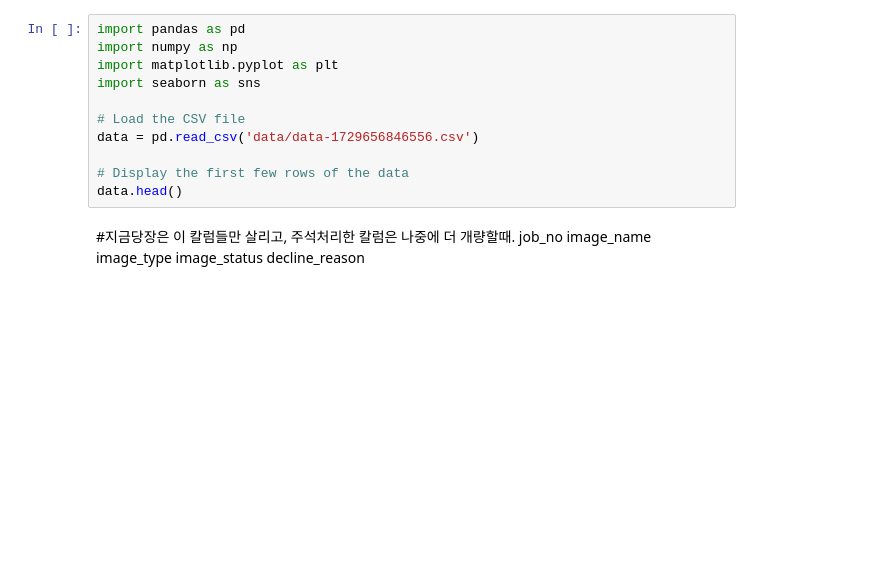
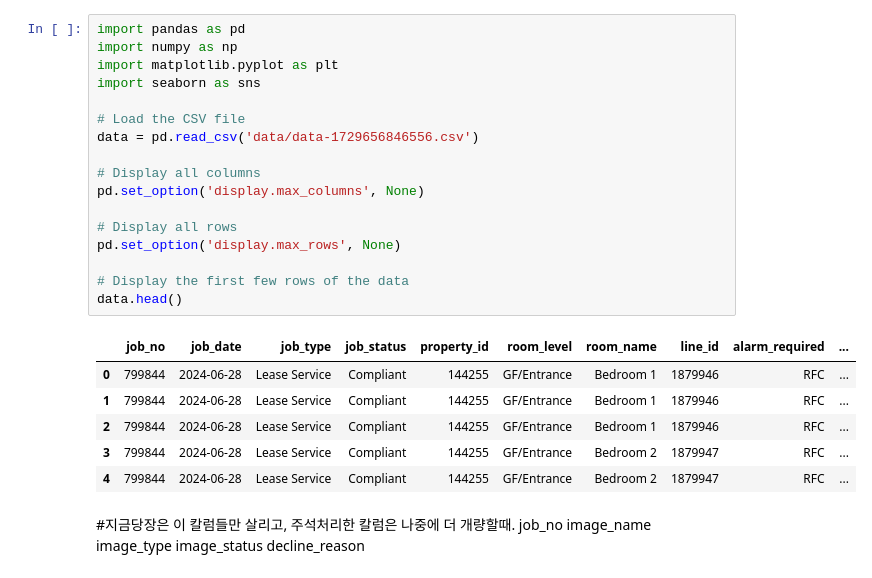
Before and after one commit to signife/PhotoQA, a Jupyter notebook: EDA.ipynb, the cells around one changed output. Saved outputs shown, nothing was run; the diff lists cells and outputs as text; blank space fills up the shorter version.

```diff
--- a/EDA.ipynb
+++ b/EDA.ipynb
@@ -1,14 +1,27 @@
 # %%
 import pandas as pd
 import numpy as np
 import matplotlib.pyplot as plt
 import seaborn as sns
 
 # Load the CSV file
 data = pd.read_csv('data/data-1729656846556.csv')
 
+# Display all columns
+pd.set_option('display.max_columns', None)
+
+# Display all rows
+pd.set_option('display.max_rows', None)
+
 # Display the first few rows of the data
 data.head()
+# %% [output]
+|  | job_no | job_date | job_type | job_status | property_id | room_level | room_name | line_id | alarm_required | ... |
+| 0 | 799844 | 2024-06-28 | Lease Service | Compliant | 144255 | GF/Entrance | Bedroom 1 | 1879946 | RFC | ... |
+| 1 | 799844 | 2024-06-28 | Lease Service | Compliant | 144255 | GF/Entrance | Bedroom 1 | 1879946 | RFC | ... |
+| 2 | 799844 | 2024-06-28 | Lease Service | Compliant | 144255 | GF/Entrance | Bedroom 1 | 1879946 | RFC | ... |
+| 3 | 799844 | 2024-06-28 | Lease Service | Compliant | 144255 | GF/Entrance | Bedroom 2 | 1879947 | RFC | ... |
+| 4 | 799844 | 2024-06-28 | Lease Service | Compliant | 144255 | GF/Entrance | Bedroom 2 | 1879947 | RFC | ... |
 # %% [markdown]
 #지금당장은 이 칼럼들만 살리고, 주석처리한 칼럼은 나중에 더 개량할때.
 job_no image_name image_type image_status decline_reason
```
Also changed, not shown: parts of 9 cells of this notebook.
